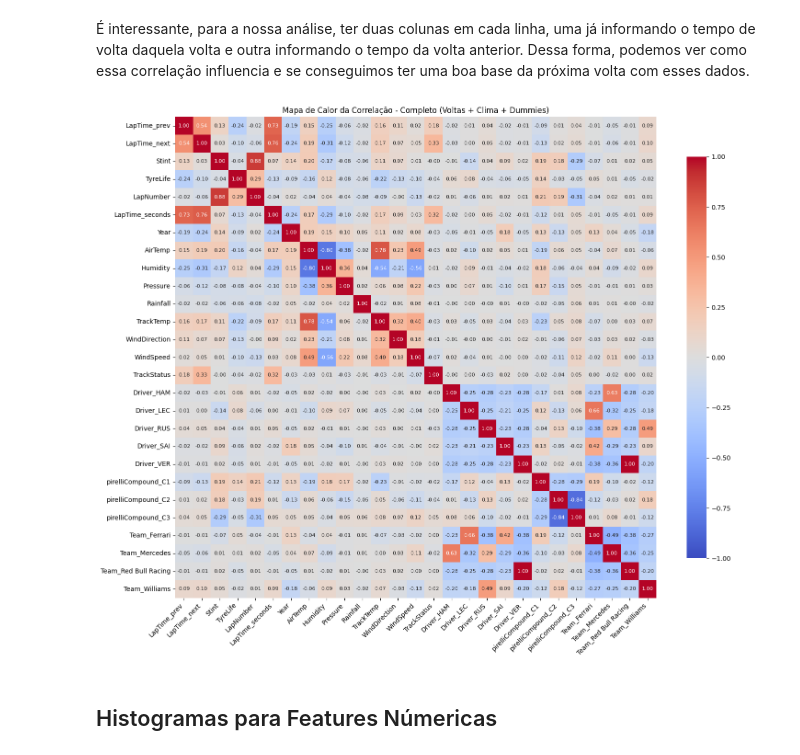
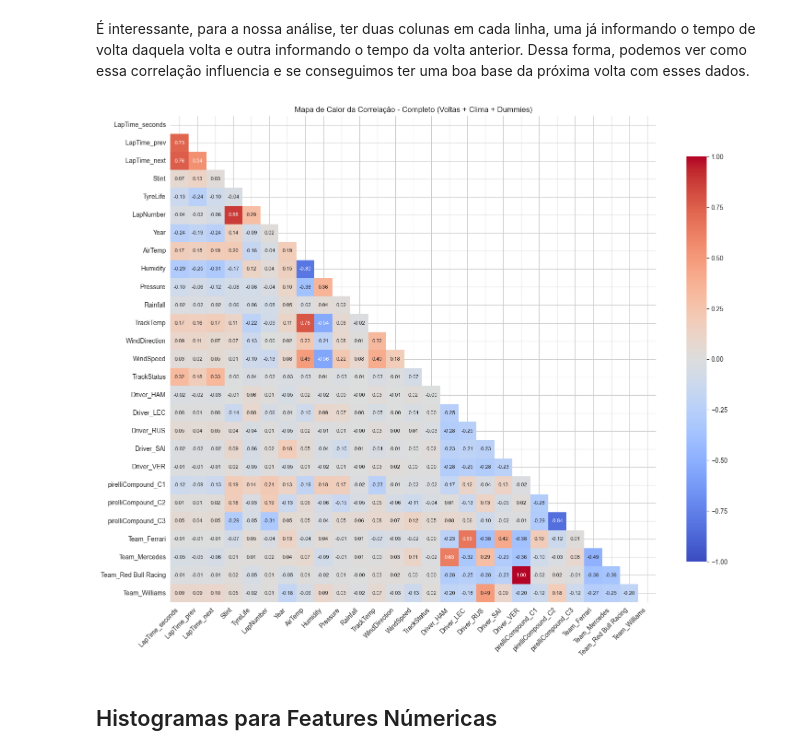
Before and after one commit to emipe09/TCC-Formula1, a Jupyter notebook: Scripts/EDA.ipynb, the cells around one changed output. Cells and saved outputs as stored; diff of their text form; code cells hidden in the pictures.

```diff
--- a/Scripts/EDA.ipynb
+++ b/Scripts/EDA.ipynb
@@ -305,36 +305,38 @@ laps_with_weather_filtered = laps_with_weather[
 
 
 num_cols = [
-    'LapTime_prev', 'LapTime_next', 'Stint', 'TyreLife', 'LapNumber', 'LapTime_seconds', 'Year',
+    'LapTime_seconds', 'LapTime_prev', 'LapTime_next', 'Stint', 'TyreLife', 'LapNumber', 'Year',
     'AirTemp', 'Humidity', 'Pressure', 'Rainfall', 'TrackTemp', 'WindDirection', 'WindSpeed', 'TrackStatus',
 ]
 
 cat_cols = ['Driver', 'pirelliCompound', 'Team']
 
 cat_dummies = pd.get_dummies(laps_with_weather_filtered[cat_cols], prefix=cat_cols)
 
 num_df = laps_with_weather_filtered[num_cols].copy()
 corr_df_full = pd.concat([num_df, cat_dummies], axis=1)
 
 corr_df_clean = corr_df_full.dropna()
 
 if corr_df_clean.empty or corr_df_clean.shape[1] <= 1:
     print("Nenhum dado completo disponível para gerar a matriz de correlação após o merge e dropna.")
 else:
     corr_matrix = corr_df_clean.corr(method='pearson')
+    mask = np.triu(np.ones_like(corr_matrix, dtype=bool))
 
     plt.figure(figsize=(max(15, len(corr_matrix.columns)*0.5), max(12, len(corr_matrix.columns)*0.5)))
 
     ax = sns.heatmap(corr_matrix, annot=True, cmap='coolwarm', fmt='.2f', vmin=-1, vmax=1,
-                     cbar_kws={'shrink':0.7}, square=True, annot_kws={"size": 8})
+                     cbar_kws={'shrink':0.7}, square=True, annot_kws={"size": 8},
+                     mask=mask)
 
     ax.set_xticklabels(ax.get_xticklabels(), rotation=45, ha='right')
     ax.set_yticklabels(ax.get_yticklabels(), rotation=0)
     plt.title('Mapa de Calor da Correlação - Completo (Voltas + Clima + Dummies)')
     plt.tight_layout()
     plt.show()
 # %% [output]
-[figure, old version]
+[figure, new version]
 # %% [markdown]
 ## Histogramas para Features Númericas
 # %%
```
